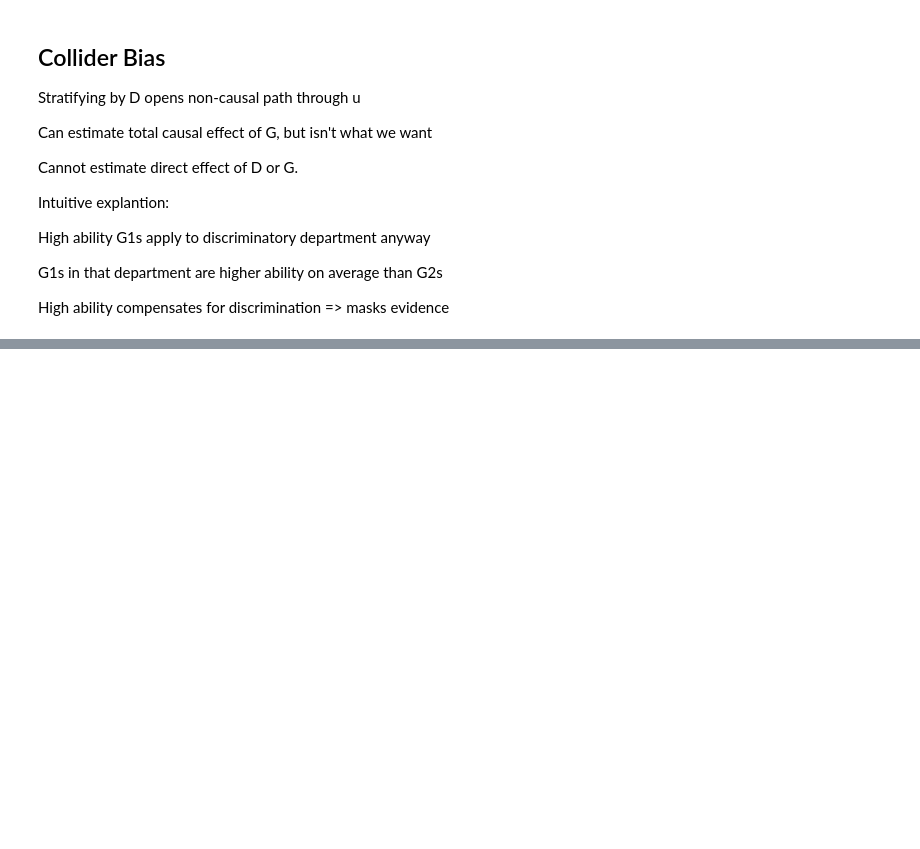
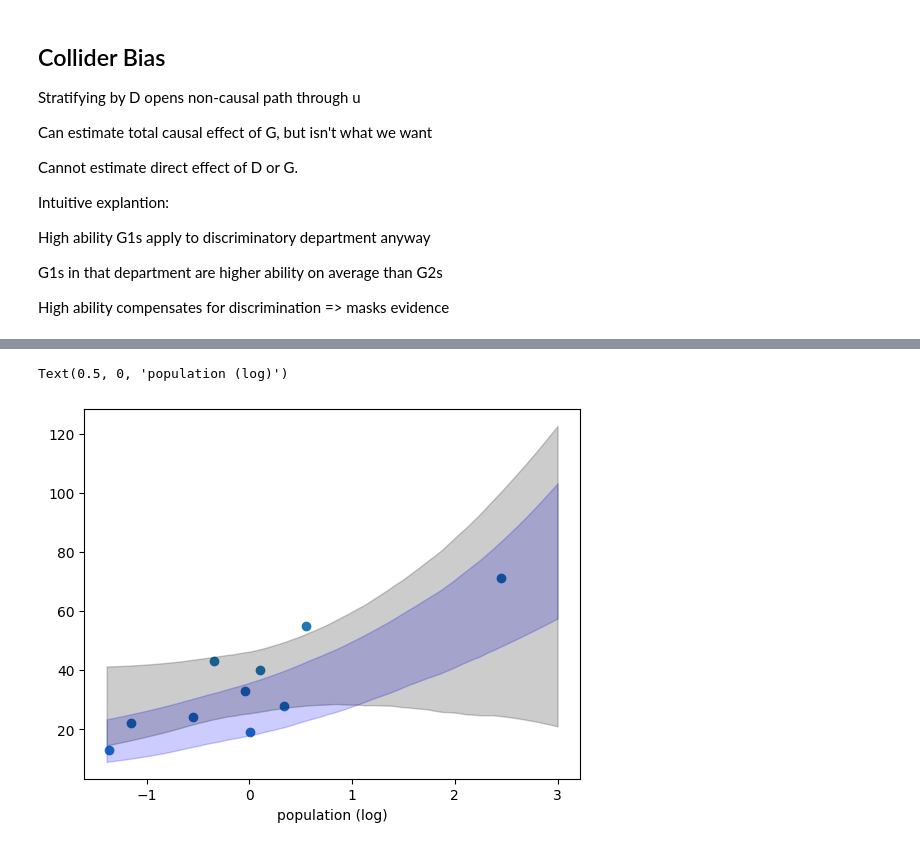
Before and after one commit to kpjmcg/Statistical-Rethinking-2023-Python-Notes, a Jupyter notebook: Lecture_10_2023.ipynb, the cells around one changed output, grey strips where cells are left out. Cells and saved outputs as stored; diff of their text form; code cells hidden in the pictures; blank space fills up the shorter version.

```diff
--- a/Lecture_10_2023.ipynb
+++ b/Lecture_10_2023.ipynb
@@ -150,0 +324,3 @@ High ability compensates for discrimination => masks evidence
+# %%
+kline = pd.read_csv('Data/kline.csv',sep=';')
+kline
@@ -150,0 +362,16 @@ High ability compensates for discrimination => masks evidence
+# %%
+# Interaction model
+with pm.Model() as interact_m:
+
+    #Model expects diminishing returns from pop size so we log it
+    P = pm.MutableData('P',scale(np.log(kline['population'])))
+    cid = pm.MutableData('cid',kline.contact.astype('category').cat.codes)
+    b = pm.Normal('b',0,0.2,shape=2)
+    a = pm.Normal('a',3,0.5,shape=2)
+
+    lamb = pm.math.exp(a[cid] + b[cid]*P)
+    T = pm.Poisson('T',lamb,observed= kline['total_tools'],shape=P.shape) # Need to set shape so that you can change it later
+
+    interact_trace = pm.sample()
+    pm.sample_posterior_predictive(interact_trace,extend_inferencedata=True)
+    pm.compute_log_likelihood(interact_trace) #Needed for comparison later
@@ -150,0 +414,17 @@ High ability compensates for discrimination => masks evidence
+# %%
+ns = 100
+P_seq = np.linspace(-1.4, 3.0, ns)
+
+with interact_m:
+    #Predictions for cid=0 (low contact)
+    pm.set_data({'cid':np.array([0] * ns),"P": P_seq})
+    lam0 = pm.sample_posterior_predictive(interact_trace, var_names=["T"])[
+        "posterior_predictive"][
+        "T"]
+    #Predictions for cid=1 (high contact)
+    pm.set_data({'cid':np.array([1]*ns),"P": P_seq})
+    lam1 = pm.sample_posterior_predictive(interact_trace, var_names=["T"])[
+        "posterior_predictive"][
+        "T"]
+    lmu0 = lam0.mean(["chain", "draw"])
+    lmu1 = lam1.mean(["chain", "draw"])
@@ -150,0 +436,10 @@ High ability compensates for discrimination => masks evidence
+# %%
+
+plt.scatter(x=scale(np.log(kline['population'])), y=kline['total_tools'])
+az.plot_hdi(x=P_seq,y=lam1, color='b',hdi_prob=.89, fill_kwargs={"alpha":0.2})
+
+az.plot_hdi(x=P_seq,y=lam0, color='k',hdi_prob=.89, fill_kwargs={"alpha":0.2})
+plt.xlabel('population (log)')
+# %% [output]
+Text(0.5, 0, 'population (log)')
+[figure, added]
```
Also changed, not shown: parts of 53 cells of this notebook.
